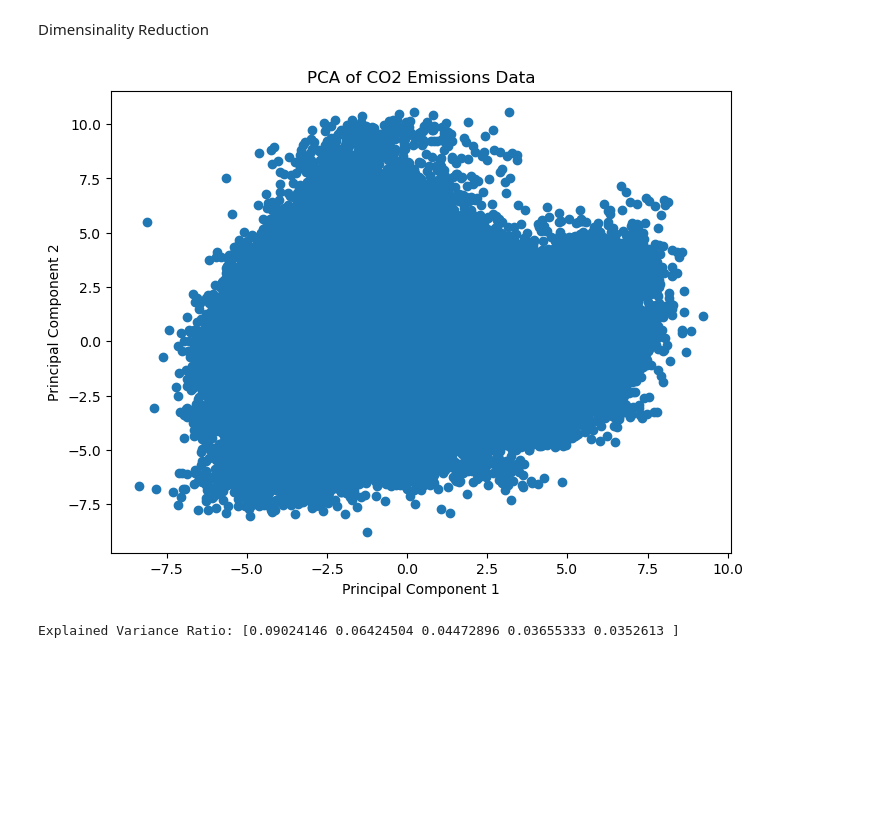
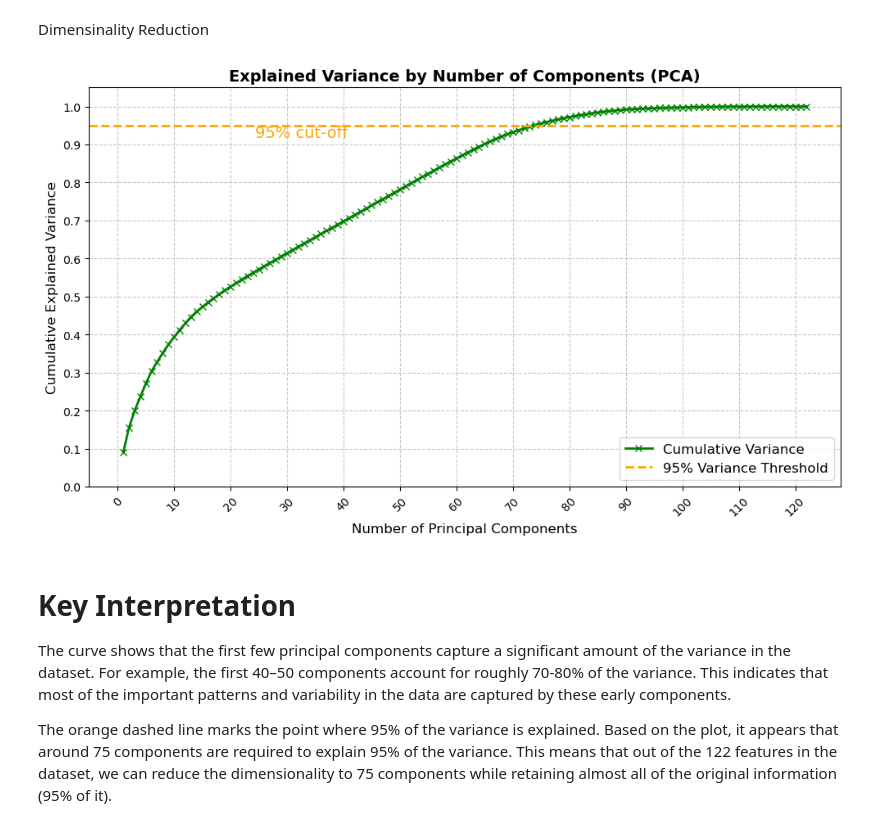
Before and after one commit to dannyakin/CO2_Emissions_Analysis, a Jupyter notebook: EDA.ipynb, the cells around one changed output. Cells and saved outputs as stored; diff of their text form; code cells hidden in the pictures; blank space fills up the shorter version.

```diff
--- a/EDA.ipynb
+++ b/EDA.ipynb
@@ -258,23 +261,43 @@ X.shape
 (79023, 122)
 # %% [markdown]
 Dimensinality Reduction
-# %%
-X = X.ffill().bfill()
-X_scaled = StandardScaler().fit_transform(X)
-
-pca = PCA(n_components=5)
-principal_components = pca.fit_transform(X_scaled)
-
-pca_df = pd.DataFrame(data=principal_components, columns=['PC1', 'PC2', 'PC3', 'PC4', 'PC5'])
-
-plt.figure(figsize=(8,6))
-plt.scatter(pca_df['PC1'], pca_df['PC2'])
-plt.xlabel('Principal Component 1')
-plt.ylabel('Principal Component 2')
-plt.title('PCA of CO2 Emissions Data')
-plt.show()
-
-print("Explained Variance Ratio:", pca.explained_variance_ratio_)
-# %% [output]
-[figure, removed]
-Explained Variance Ratio: [0.09024146 0.06424504 0.04472896 0.03655333 0.0352613 ]
+# %%
+# fill missing values and scale the data
+X = X.fillna(method='ffill').fillna(method='bfill')
+scaler = StandardScaler()
+X_scaled = scaler.fit_transform(X)
+
+# apply pca and calculate the cum variance
+pca = PCA()
+pca.fit(X_scaled)
+cumulative_variance = np.cumsum(pca.explained_variance_ratio_)
+
+plt.figure(figsize=(10, 6))
+components = np.arange(1, len(cumulative_variance) + 1)
+
+plt.plot(components, cumulative_variance, marker='x', linestyle='-', color='g', lw=2, label='Cumulative Variance')
+
+plt.axhline(y=0.95, color='orange', linestyle='--', lw=2, label='95% Variance Threshold')
+plt.text(len(cumulative_variance) * 0.2, 0.92, '95% cut-off', color='orange', fontsize=14)
+
+plt.xticks(np.arange(0, len(cumulative_variance) + 1, step=10), fontsize=10, rotation=45)
+plt.yticks(np.linspace(0, 1.1, num=12), fontsize=10)
+plt.ylim(0, 1.05)
+
+plt.xlabel('Number of Principal Components', fontsize=12)
+plt.ylabel('Cumulative Explained Variance', fontsize=12)
+plt.title('Explained Variance by Number of Components (PCA)', fontsize=14, fontweight='bold')
+
+plt.legend(loc='best', fontsize=12)
+plt.grid(True, which='both', axis='both', linestyle='--', alpha=0.7)
+plt.tight_layout()
+plt.show()
+# %% [output]
+[figure, added]
+# %% [markdown]
+# Key Interpretation
+
+The curve shows that the first few principal components capture a significant amount of the variance in the dataset. For example, the first 40–50 components account for roughly 70-80% of the variance. This indicates that most of the important patterns and variability in the data are captured by these early components.
+
+The orange dashed line marks the point where 95% of the variance is explained. Based on the plot, it appears that around 75 components are required to explain 95% of the variance.
+This means that out of the 122 features in the dataset, we can reduce the dimensionality to 75 components while retaining almost all of the original information (95% of it).
```
Also changed, not shown: parts of 1 cell of this notebook.
